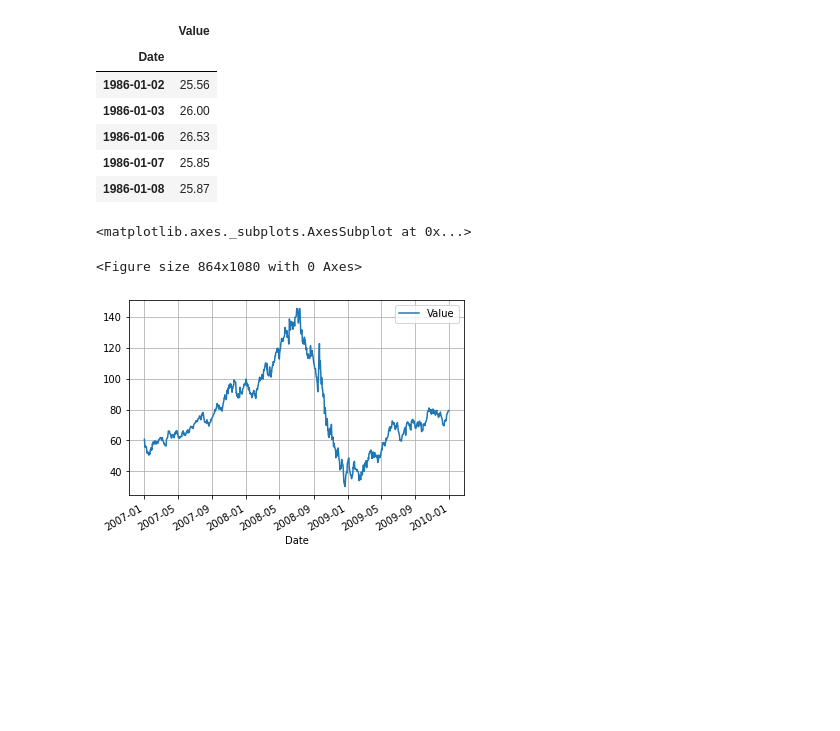
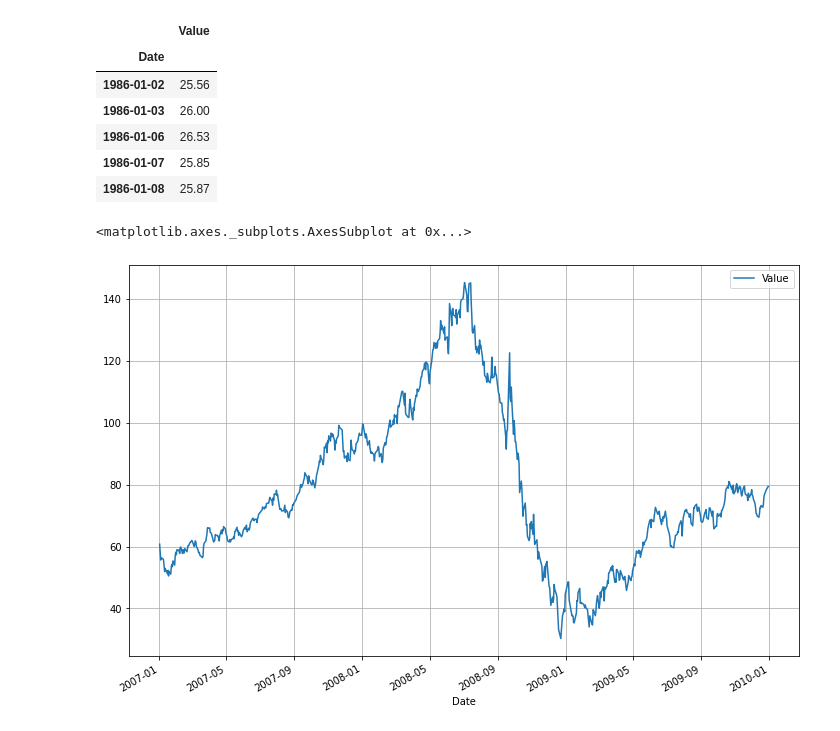
Before and after one commit to mhsnjvd/jupyter_notebooks, a Jupyter notebook: quandl_example.ipynb, the cells around one changed output. Saved outputs shown, nothing was run; the diff lists cells and outputs as text; code cells hidden in the pictures; blank space fills up the shorter version.

Commit message:
re-run, slightly changed graphics

```diff
--- a/quandl_example.ipynb
+++ b/quandl_example.ipynb
@@ -18,12 +18,10 @@ data.head()
 | 1986-01-07 | 25.85 |
 | 1986-01-08 | 25.87 |
 # %%
-plt.figure(figsize=(12, 15))
-data['2007':'2009'].plot(grid=True)
+data['2007':'2009'].plot(grid=True, figsize=(12, 8))
 # %% [output]
 <matplotlib.axes._subplots.AxesSubplot at 0x...>
-<Figure size 864x1080 with 0 Axes>
-[figure, old version]
+[figure, new version]
 # %%
 import requests
 url = 'https://www.quandl.com/api/v3/datasets/WIKI/FB/data.csv?api_key=mReXiguoQheAobrp8Dmn'
```
Also changed, not shown: parts of 1 cell of this notebook, 1 other file.
